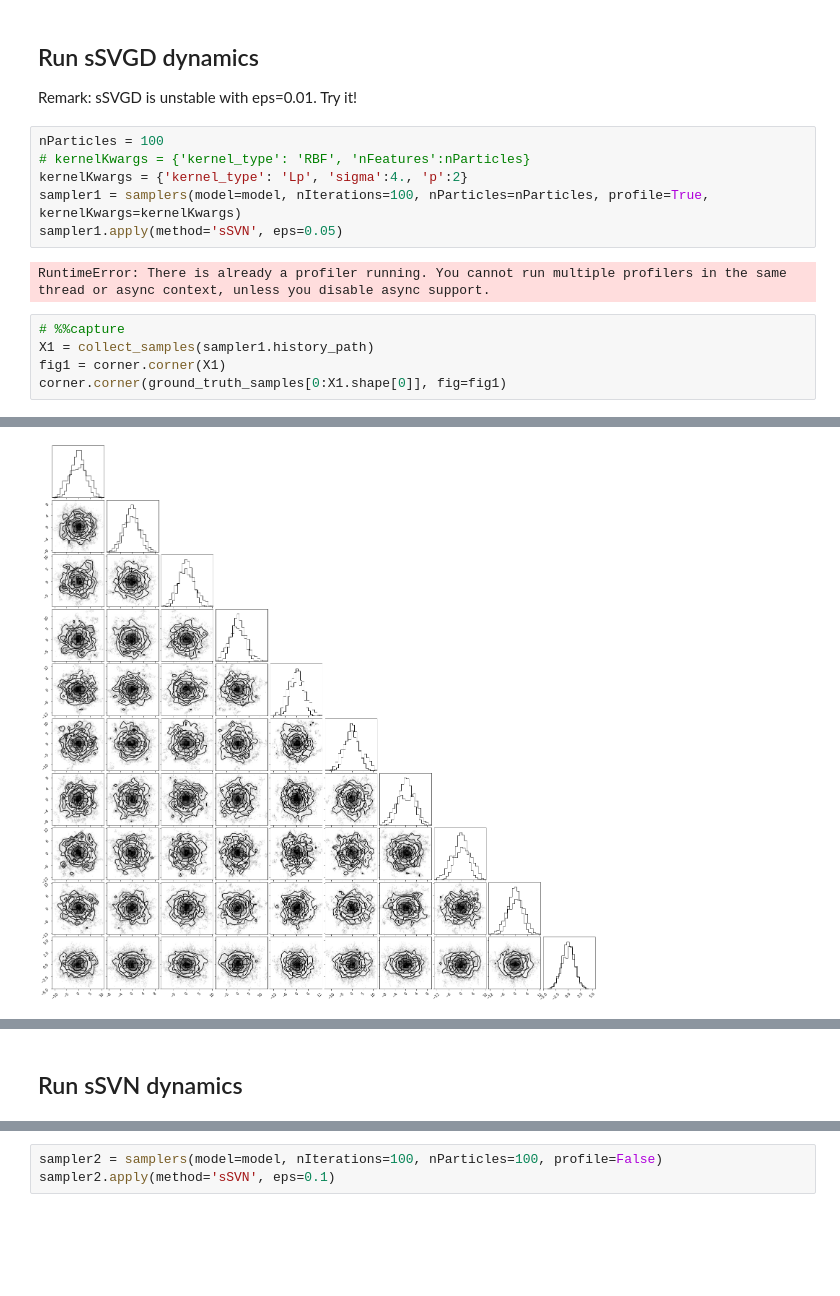
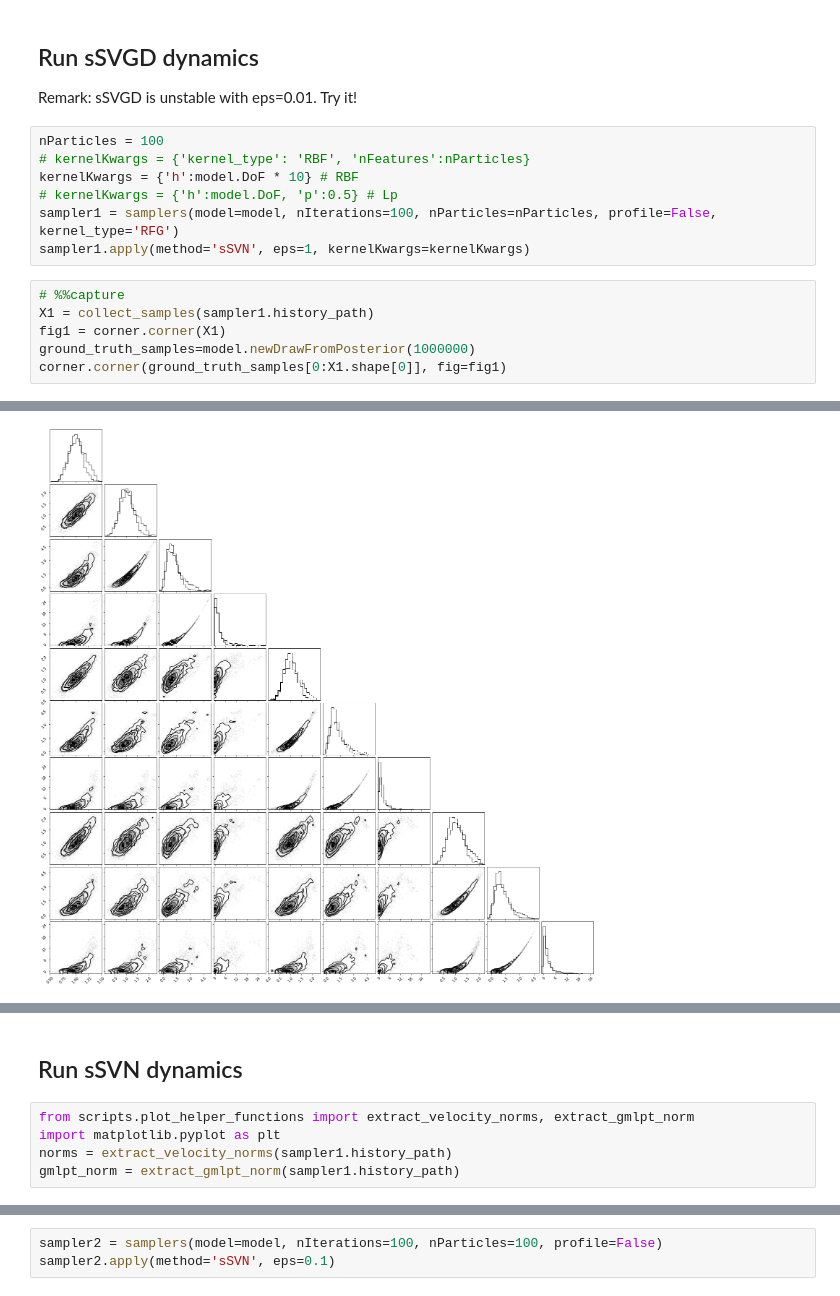
Before and after one commit to leviyevalex/sSVN_GW, a Jupyter notebook: notebooks/rosenbrock_tutorial.ipynb, the cells around one changed output, grey strips where cells are left out. Saved outputs shown, nothing was run; the diff lists cells and outputs as text; blank space fills up the shorter version.

```diff
--- a/notebooks/rosenbrock_tutorial.ipynb
+++ b/notebooks/rosenbrock_tutorial.ipynb
@@ -55,14 +53,14 @@ Remark: sSVGD is unstable with eps=0.01. Try it!
 # %%
 nParticles = 100
 # kernelKwargs = {'kernel_type': 'RBF', 'nFeatures':nParticles}
-kernelKwargs = {'kernel_type': 'Lp', 'sigma':4., 'p':2}
-sampler1 = samplers(model=model, nIterations=100, nParticles=nParticles, profile=True, kernelKwargs=kernelKwargs)
-sampler1.apply(method='sSVN', eps=0.05)
+kernelKwargs = {'h':model.DoF * 10} # RBF
+# kernelKwargs = {'h':model.DoF, 'p':0.5} # Lp
+sampler1 = samplers(model=model, nIterations=100, nParticles=nParticles, profile=False, kernel_type='RFG')
+sampler1.apply(method='sSVN', eps=1, kernelKwargs=kernelKwargs)
-# %% [output]
-RuntimeError: There is already a profiler running. You cannot run multiple profilers in the same thread or async context, unless you disable async support.
 # %%
 # %%capture
 X1 = collect_samples(sampler1.history_path)
 fig1 = corner.corner(X1)
+ground_truth_samples=model.newDrawFromPosterior(1000000)
 corner.corner(ground_truth_samples[0:X1.shape[0]], fig=fig1)
 # %% [output]
@@ -69 +70 @@ corner.corner(ground_truth_samples[0:X1.shape[0]], fig=fig1)
-[figure, old version]
+[figure, new version]
@@ -71,2 +72,7 @@ corner.corner(ground_truth_samples[0:X1.shape[0]], fig=fig1)
 # %% [markdown]
 ## Run sSVN dynamics
+# %%
+from scripts.plot_helper_functions import extract_velocity_norms, extract_gmlpt_norm
+import matplotlib.pyplot as plt
+norms = extract_velocity_norms(sampler1.history_path)
+gmlpt_norm = extract_gmlpt_norm(sampler1.history_path)
```
Also changed, not shown: parts of 5 cells of this notebook, 6 other files.
